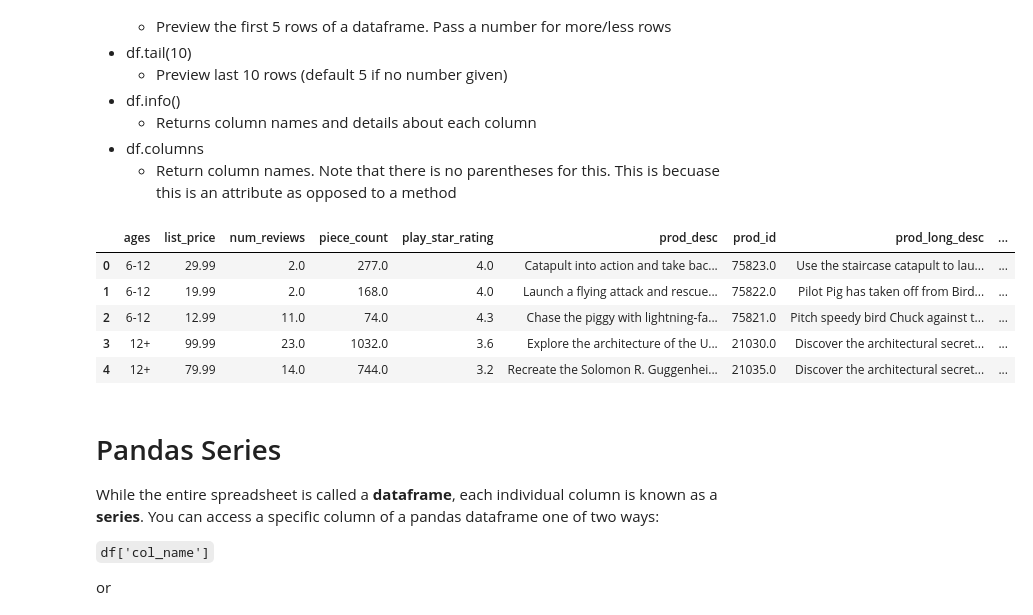
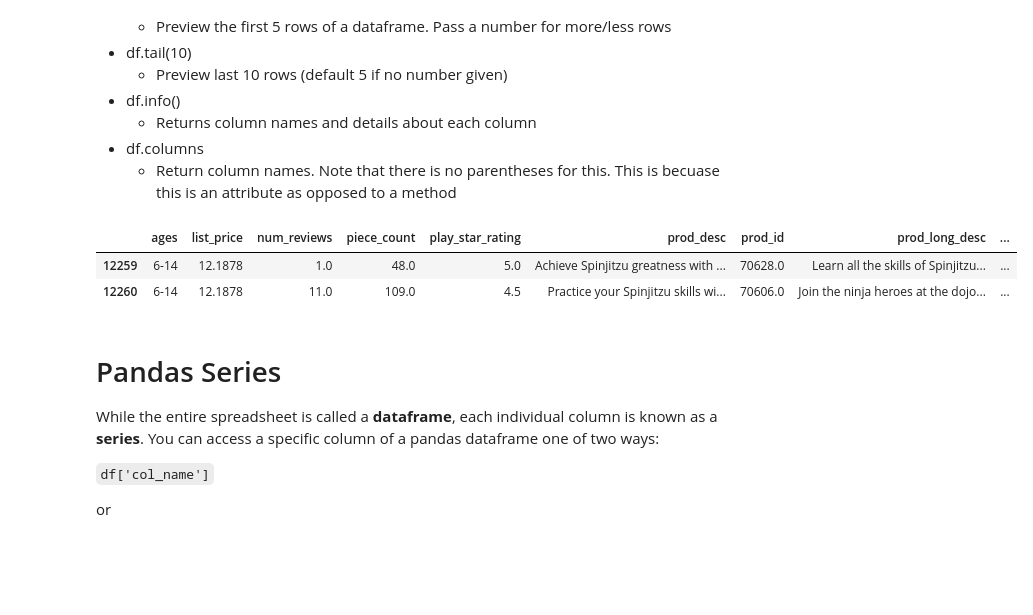
Before and after one commit to dclegg2/dsc-0-01-08-your-first-data-science-project-lab-online-ds-pt-100118, a Jupyter notebook: index.ipynb, the cells around one changed output. Saved outputs shown, nothing was run; the diff lists cells and outputs as text; code cells hidden in the pictures; blank space fills up the shorter version.

Commit message:
automatically backed up by learn

```diff
--- a/index.ipynb
+++ b/index.ipynb
@@ -177,14 +177,11 @@ As you can see, our variable **df** is a DataFrame object (which is part of the
 * df.columns
     * Return column names. Note that there is no parentheses for this. This is becuase this is an attribute as opposed to a method
 # %%
-df.head()#Practice using some of these methods
+df.tail(2)#Practice using some of these methods
 # %% [output]
 |  | ages | list_price | num_reviews | piece_count | play_star_rating | prod_desc | prod_id | prod_long_desc | ... |
-| 0 | 6-12 | 29.99 | 2.0 | 277.0 | 4.0 | Catapult into action and take bac... | 75823.0 | Use the staircase catapult to lau... | ... |
-| 1 | 6-12 | 19.99 | 2.0 | 168.0 | 4.0 | Launch a flying attack and rescue... | 75822.0 | Pilot Pig has taken off from Bird... | ... |
-| 2 | 6-12 | 12.99 | 11.0 | 74.0 | 4.3 | Chase the piggy with lightning-fa... | 75821.0 | Pitch speedy bird Chuck against t... | ... |
-| 3 | 12+ | 99.99 | 23.0 | 1032.0 | 3.6 | Explore the architecture of the U... | 21030.0 | Discover the architectural secret... | ... |
-| 4 | 12+ | 79.99 | 14.0 | 744.0 | 3.2 | Recreate the Solomon R. Guggenhei... | 21035.0 | Discover the architectural secret... | ... |
+| 12259 | 6-14 | 12.1878 | 1.0 | 48.0 | 5.0 | Achieve Spinjitzu greatness with ... | 70628.0 | Learn all the skills of Spinjitzu... | ... |
+| 12260 | 6-14 | 12.1878 | 11.0 | 109.0 | 4.5 | Practice your Spinjitzu skills wi... | 70606.0 | Join the ninja heroes at the dojo... | ... |
 # %%
 #Use tab completion to investigate at least 3 other methods under the df object.
 #Pull up their docstrings and investigate what they do.
```
